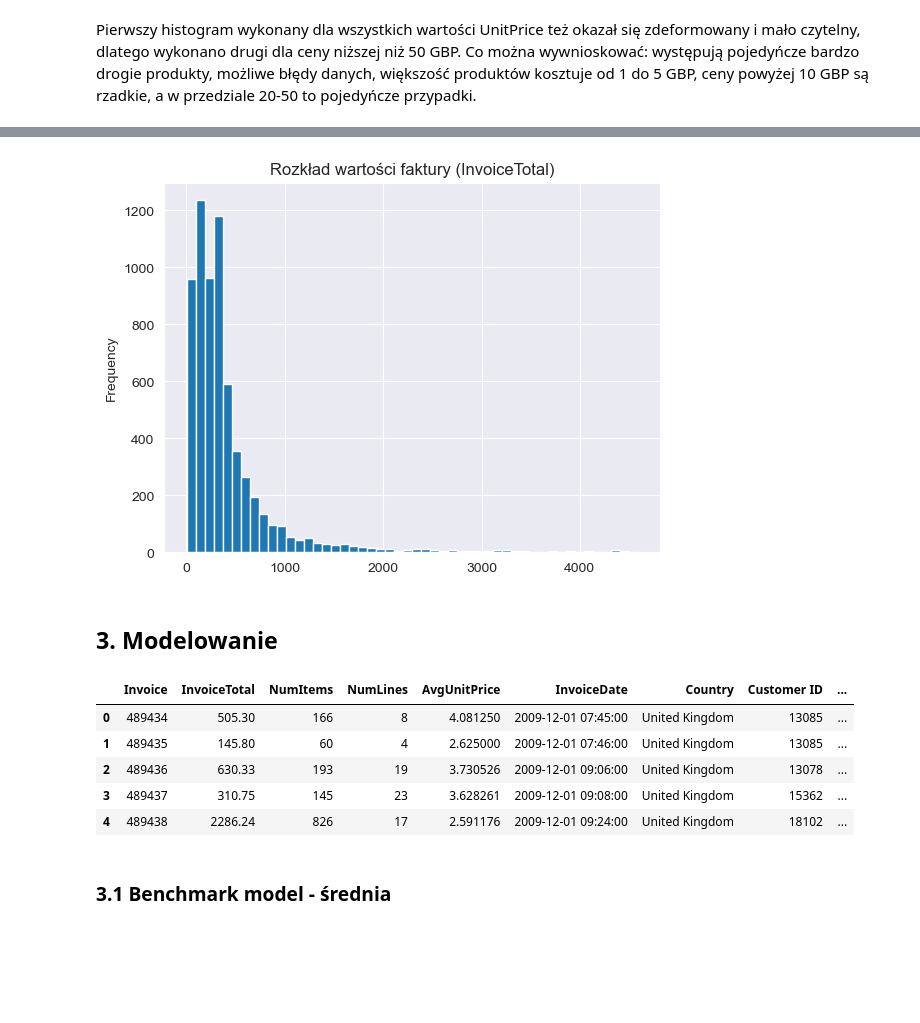
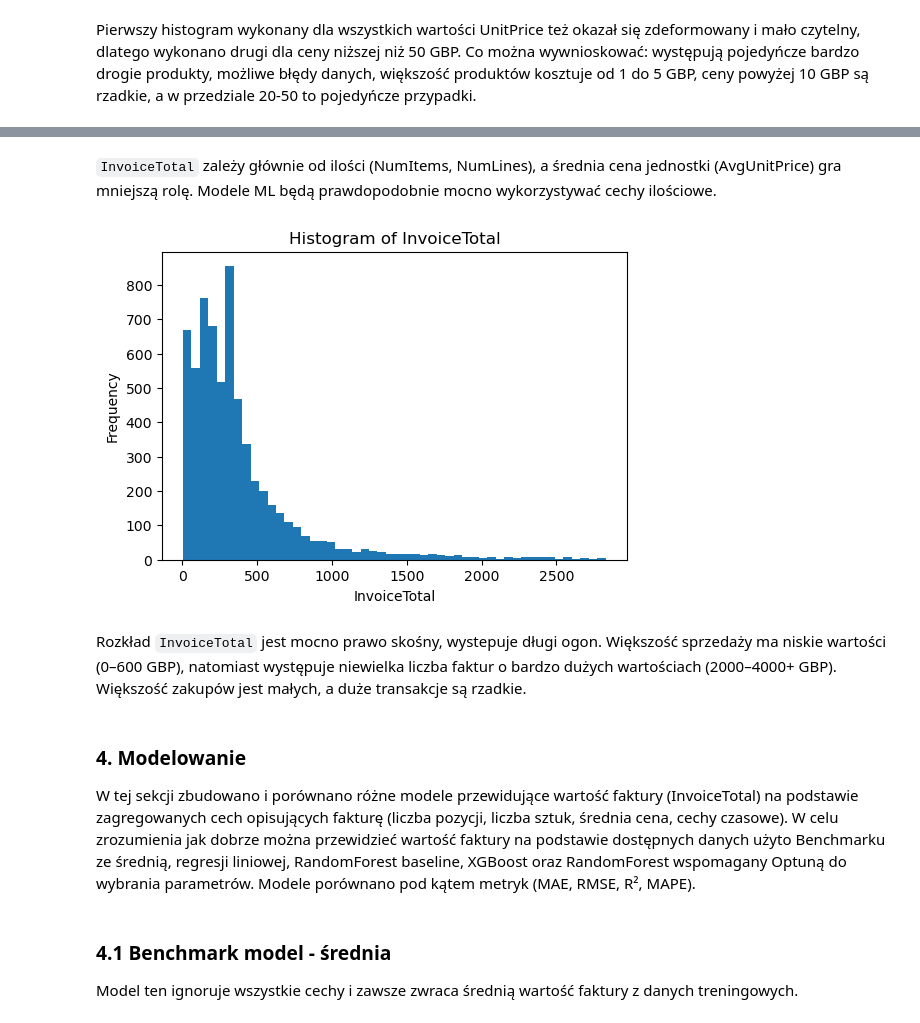
Before and after one commit to lukaszkortals/ML_Online_Retail_II, a Jupyter notebook: notebooks/project.ipynb, the cells around one changed output, grey strips where cells are left out. Saved outputs shown, nothing was run; the diff lists cells and outputs as text; code cells hidden in the pictures; blank space fills up the shorter version.

```diff
--- a/notebooks/project.ipynb
+++ b/notebooks/project.ipynb
@@ -288,22 +294,22 @@ memory usage: 593.8+ KB
+# %% [markdown]
+`InvoiceTotal` zależy głównie od ilości (NumItems, NumLines), a średnia cena jednostki (AvgUnitPrice) gra mniejszą rolę. Modele ML będą prawdopodobnie mocno wykorzystywać cechy ilościowe.
 # %%
-df_ml[COL_INVOICE_TOTAL].plot.hist(bins=50)
-plt.title("Rozkład wartości faktury (InvoiceTotal)")
+plt.figure(figsize=(6,4))
+plt.hist(df_ml[COL_INVOICE_TOTAL], bins=50)
+plt.title("Histogram of InvoiceTotal")
+plt.xlabel("InvoiceTotal")
+plt.ylabel("Frequency")
 plt.show()
 # %% [output]
-[figure, old version]
+[figure, new version]
+# %% [markdown]
+Rozkład `InvoiceTotal` jest mocno prawo skośny, wystepuje długi ogon. Większość sprzedaży ma niskie wartości (0–600 GBP), natomiast występuje niewielka liczba faktur o bardzo dużych wartościach (2000–4000+ GBP). Większość zakupów jest małych, a duże transakcje są rzadkie.
 # %% [markdown]
-## 3. Modelowanie
+### 4. Modelowanie
+W tej sekcji zbudowano i porównano różne modele przewidujące wartość faktury (InvoiceTotal) na podstawie zagregowanych cech opisujących fakturę (liczba pozycji, liczba sztuk, średnia cena, cechy czasowe). W celu zrozumienia jak dobrze można przewidzieć wartość faktury na podstawie dostępnych danych użyto Benchmarku ze średnią, regresji liniowej, RandomForest baseline, XGBoost oraz RandomForest wspomagany Optuną do wybrania parametrów. Modele porównano pod kątem metryk (MAE, RMSE, R², MAPE).
-# %%
-df_ml.head()
-# %% [output]
-|  | Invoice | InvoiceTotal | NumItems | NumLines | AvgUnitPrice | InvoiceDate | Country | Customer ID | ... |
-| 0 | 489434 | 505.30 | 166 | 8 | 4.081250 | 2009-12-01 07:45:00 | United Kingdom | 13085 | ... |
-| 1 | 489435 | 145.80 | 60 | 4 | 2.625000 | 2009-12-01 07:46:00 | United Kingdom | 13085 | ... |
-| 2 | 489436 | 630.33 | 193 | 19 | 3.730526 | 2009-12-01 09:06:00 | United Kingdom | 13078 | ... |
-| 3 | 489437 | 310.75 | 145 | 23 | 3.628261 | 2009-12-01 09:08:00 | United Kingdom | 15362 | ... |
-| 4 | 489438 | 2286.24 | 826 | 17 | 2.591176 | 2009-12-01 09:24:00 | United Kingdom | 18102 | ... |
 # %% [markdown]
-### 3.1 Benchmark model - średnia
+### 4.1 Benchmark model - średnia
+Model ten ignoruje wszystkie cechy i zawsze zwraca średnią wartość faktury z danych treningowych.
 # %%
 X_train, X_test, y_train, y_test = train_test_split(
     df_ml.drop(columns=[COL_INVOICE_TOTAL]),
```
Also changed, not shown: parts of 49 cells of this notebook, 5 other files.
